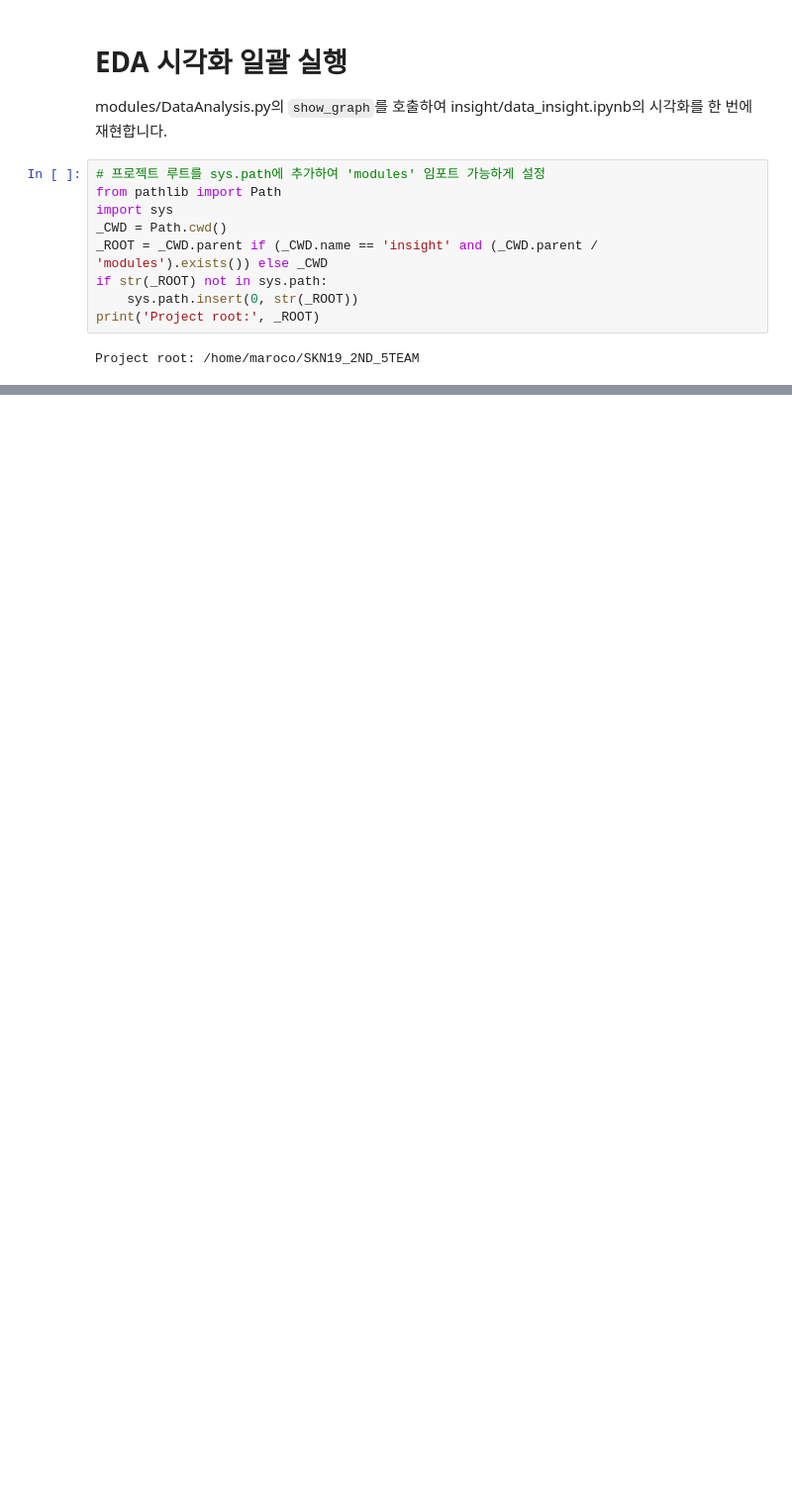
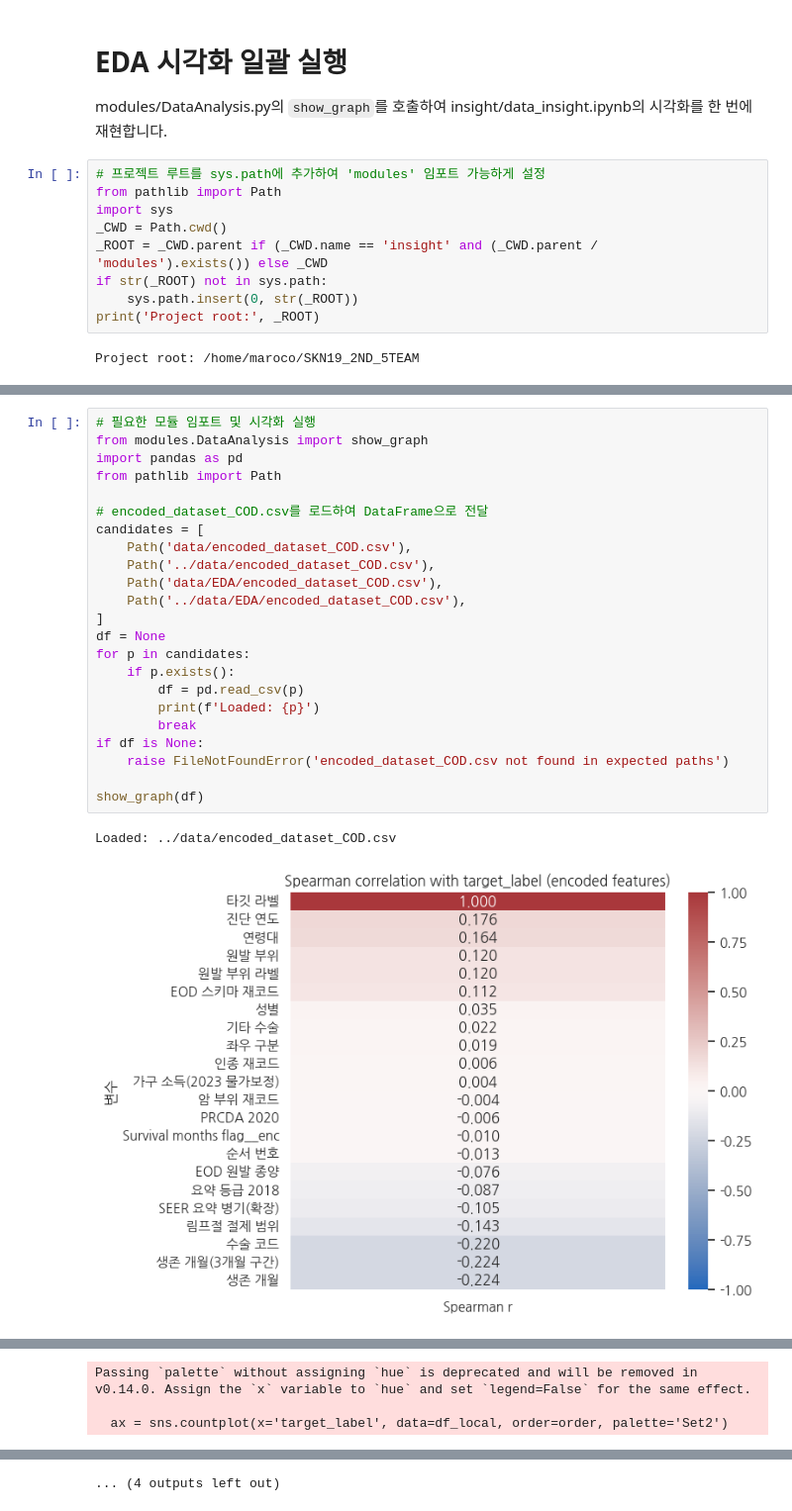
Before and after one commit to Maroco0109/SKN19_2ND_5TEAM, a Jupyter notebook: insight/EDA.ipynb, the cells around one changed output, grey strips where cells are left out. Shown at 99% size. Drawn from its saved outputs; the diff is of its cells as text; blank space fills up the shorter version.

Commit message:
feat : EDA 과정 수정 - Stage(병기) 선택 과정 주석화 - DataFrame을 넣어서 출력하는 방식으로 변경

```diff
--- a/insight/EDA.ipynb
+++ b/insight/EDA.ipynb
@@ -36,0 +16,26 @@ Passing `palette` without assigning `hue` is deprecated and will be removed in v
+# %%
+# 필요한 모듈 임포트 및 시각화 실행
+from modules.DataAnalysis import show_graph
+import pandas as pd
+from pathlib import Path
+
+# encoded_dataset_COD.csv를 로드하여 DataFrame으로 전달
+candidates = [
+    Path('data/encoded_dataset_COD.csv'),
+    Path('../data/encoded_dataset_COD.csv'),
+    Path('data/EDA/encoded_dataset_COD.csv'),
+    Path('../data/EDA/encoded_dataset_COD.csv'),
+]
+df = None
+for p in candidates:
+    if p.exists():
+        df = pd.read_csv(p)
+        print(f'Loaded: {p}')
+        break
+if df is None:
+    raise FileNotFoundError('encoded_dataset_COD.csv not found in expected paths')
+
+show_graph(df)
+# %% [output]
+Loaded: ../data/encoded_dataset_COD.csv
+[figure, added]
@@ -36,0 +50,3 @@ Passing `palette` without assigning `hue` is deprecated and will be removed in v
+Passing `palette` without assigning `hue` is deprecated and will be removed in v0.14.0. Assign the `x` variable to `hue` and set `legend=False` for the same effect.
+
+  ax = sns.countplot(x='target_label', data=df_local, order=order, palette='Set2')
@@ -36,0 +54 @@ Passing `palette` without assigning `hue` is deprecated and will be removed in v
+... (4 outputs left out)
```
Also changed, not shown: parts of 2 cells of this notebook, 2 other files.
